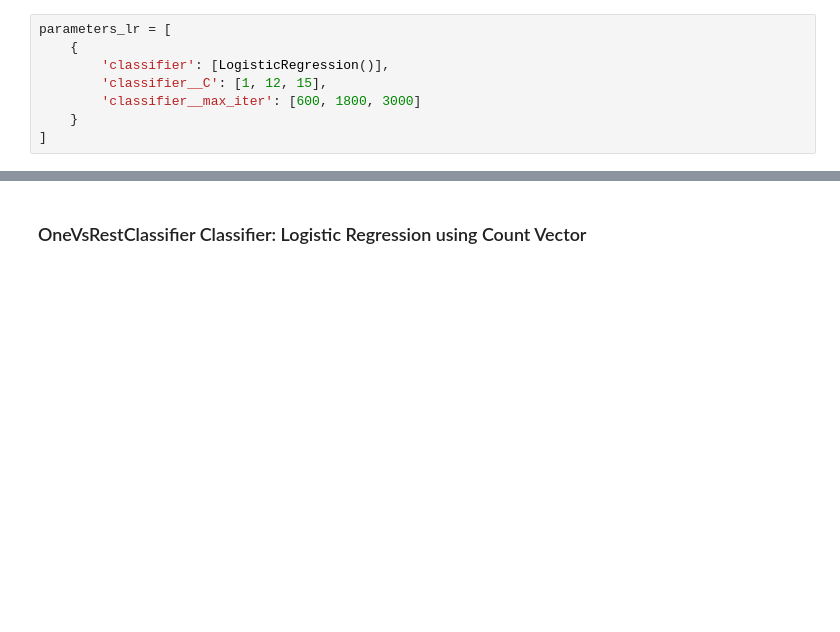
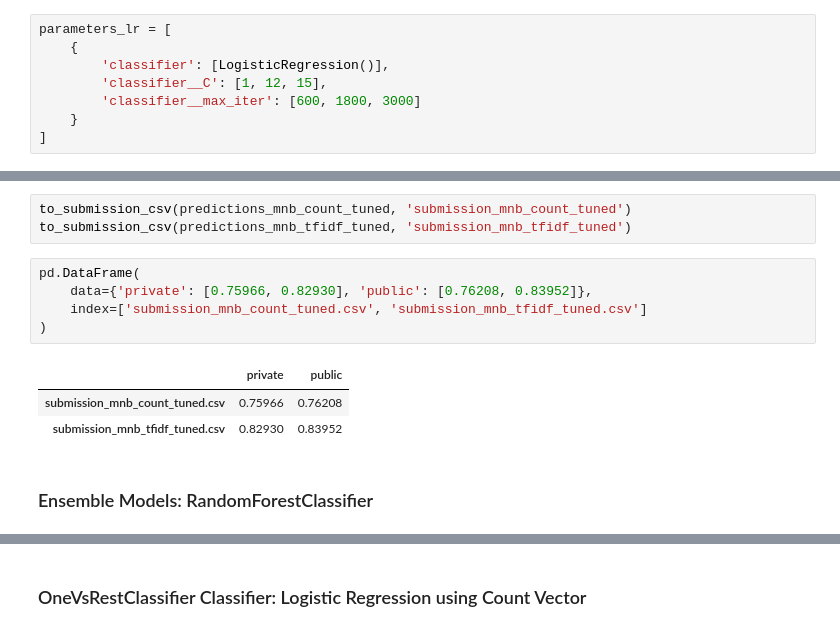
Before and after one commit to francheska-vicente/stintsy-project, a Jupyter notebook: ToxicComment_S13_Group8_Supplementary.ipynb, the cells around one changed output, grey strips where cells are left out. Cells and saved outputs as stored; diff of their text form; blank space fills up the shorter version.

```diff
--- a/ToxicComment_S13_Group8_Supplementary.ipynb
+++ b/ToxicComment_S13_Group8_Supplementary.ipynb
@@ -321,0 +226,14 @@ pd.DataFrame(
+# %%
+to_submission_csv(predictions_mnb_count_tuned, 'submission_mnb_count_tuned')
+to_submission_csv(predictions_mnb_tfidf_tuned, 'submission_mnb_tfidf_tuned')
+# %%
+pd.DataFrame(
+    data={'private': [0.75966, 0.82930], 'public': [0.76208, 0.83952]},
+    index=['submission_mnb_count_tuned.csv', 'submission_mnb_tfidf_tuned.csv']
+)
+# %% [output]
+|  | private | public |
+| submission_mnb_count_tuned.csv | 0.75966 | 0.76208 |
+| submission_mnb_tfidf_tuned.csv | 0.82930 | 0.83952 |
+# %% [markdown]
+### Ensemble Models: RandomForestClassifier
```
Also changed, not shown: parts of 38 cells of this notebook.
